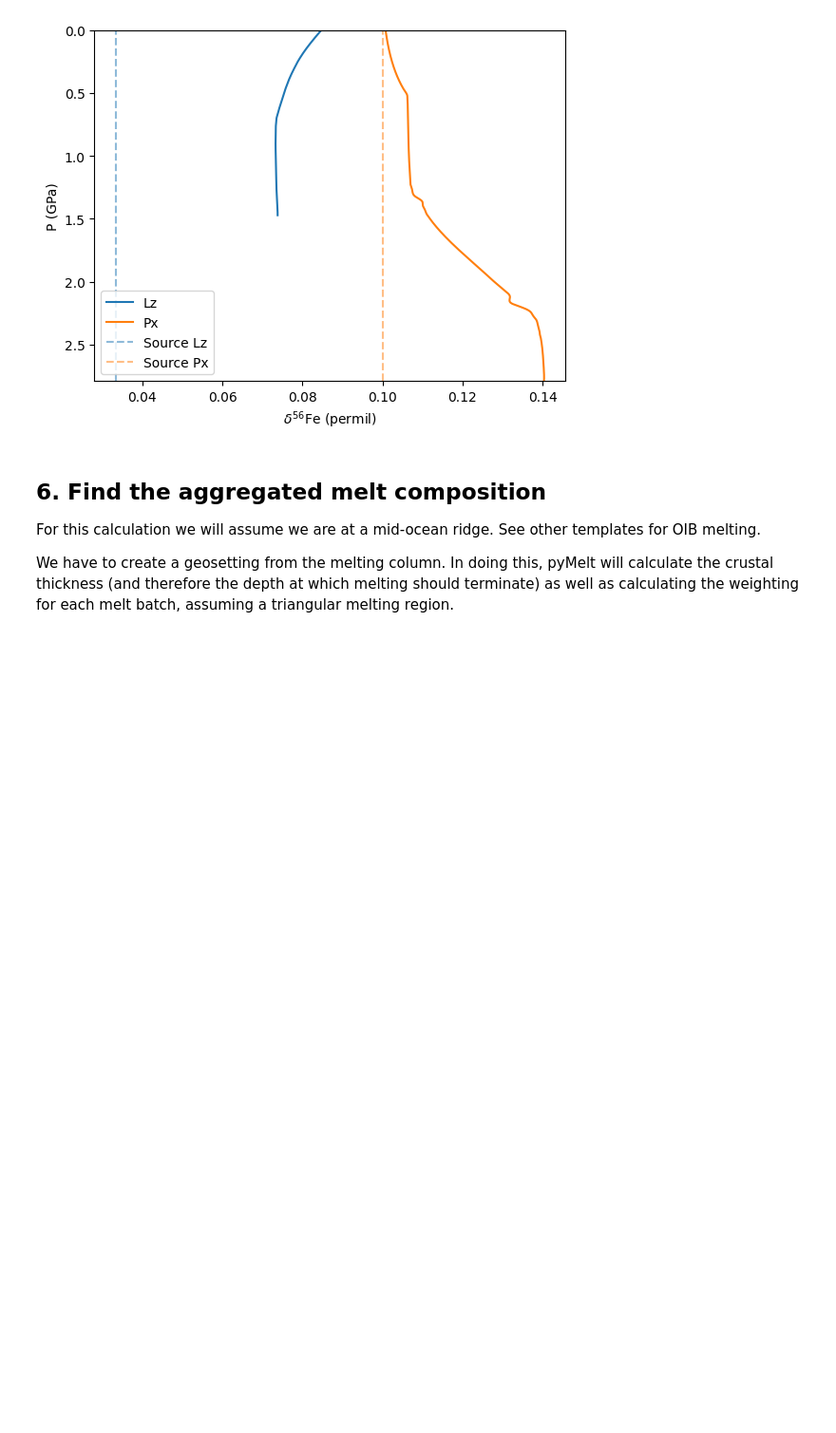
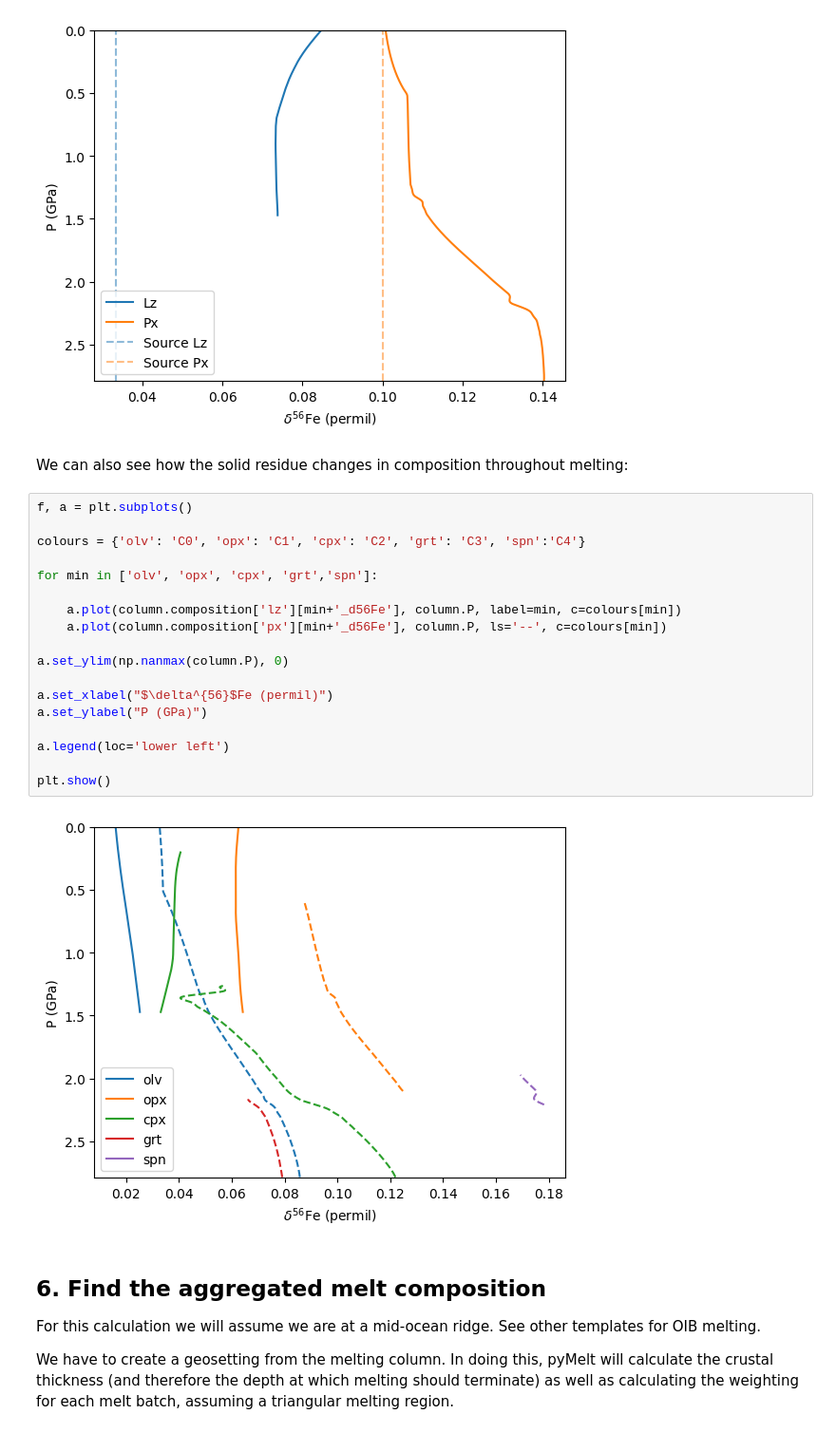
Before and after one commit to simonwmatthews/pyMelt, a Jupyter notebook: templates/303_StableIsotopes_Fe.ipynb, the cells around one changed output. Shown at 95% size. Drawn from its saved outputs; the diff is of its cells as text; blank space fills up the shorter version.

Commit message:
Add placeholder templates, wrote Zn templ, found bug in S.E frac melting

```diff
--- a/templates/303_StableIsotopes_Fe.ipynb
+++ b/templates/303_StableIsotopes_Fe.ipynb
@@ -373,6 +373,28 @@ a.legend(loc='lower left')
 plt.show()
 # %% [output]
 [figure]
+# %% [markdown]
+We can also see how the solid residue changes in composition throughout melting:
+# %%
+f, a = plt.subplots()
+
+colours = {'olv': 'C0', 'opx': 'C1', 'cpx': 'C2', 'grt': 'C3', 'spn':'C4'}
+
+for min in ['olv', 'opx', 'cpx', 'grt','spn']:
+
+    a.plot(column.composition['lz'][min+'_d56Fe'], column.P, label=min, c=colours[min])
+    a.plot(column.composition['px'][min+'_d56Fe'], column.P, ls='--', c=colours[min])
+
+a.set_ylim(np.nanmax(column.P), 0)
+
+a.set_xlabel("$\delta^{56}$Fe (permil)")
+a.set_ylabel("P (GPa)")
+
+a.legend(loc='lower left')
+
+plt.show()
+# %% [output]
+[figure, added]
 # %% [markdown]
 ## 6. Find the aggregated melt composition
 For this calculation we will assume we are at a mid-ocean ridge. See other templates for OIB melting.
```
Also changed, not shown: parts of 2 cells of this notebook, 10 other files.
